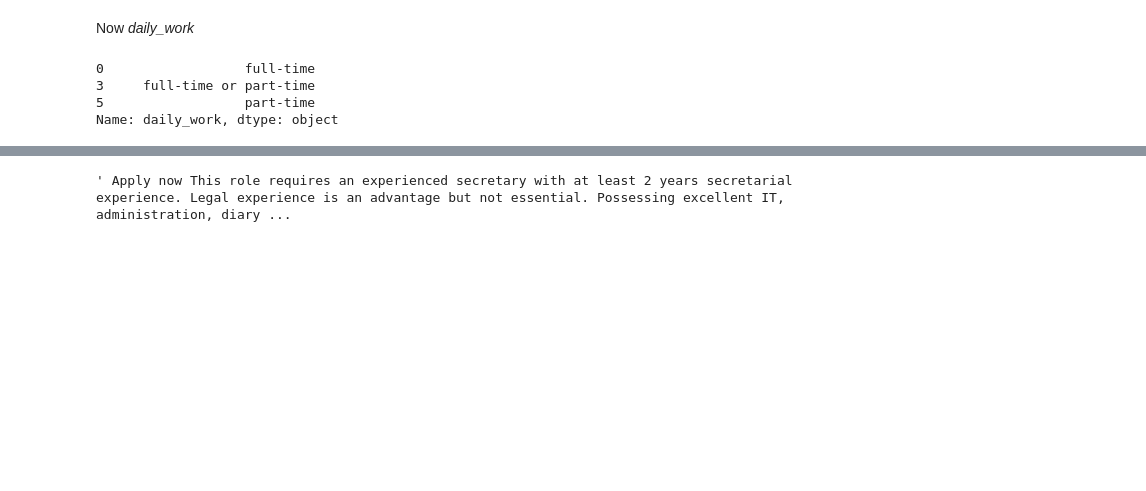
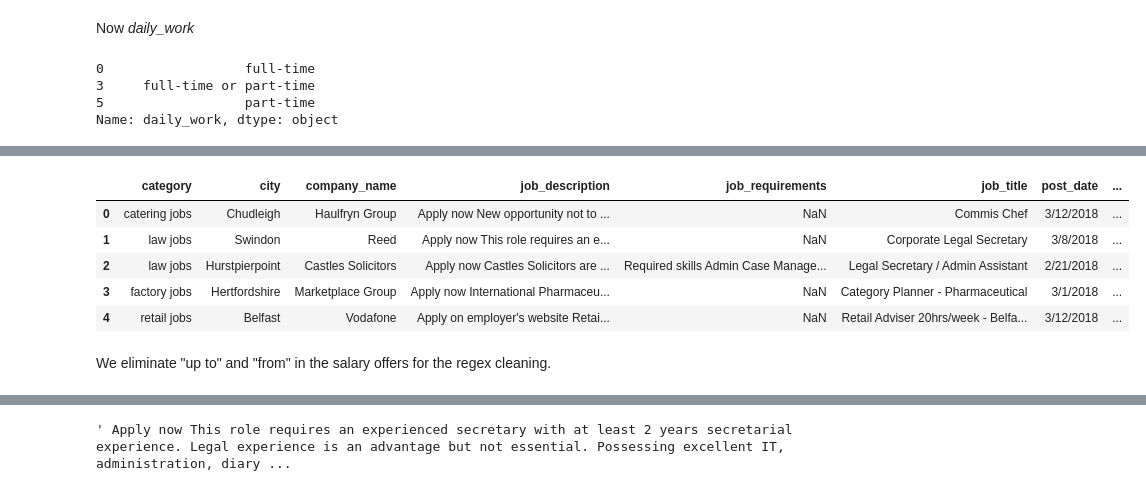
Before and after one commit to JorgeOsorio97/Torre, a Jupyter notebook: Technical Test Torre.ipynb, the cells around one changed output, grey strips where cells are left out. Cells and saved outputs as stored; diff of their text form; code cells hidden in the pictures; blank space fills up the shorter version.

```diff
--- a/Untitled.ipynb
+++ b/Technical Test Torre.ipynb
@@ -224,0 +183,2 @@ RecursionError: maximum recursion depth exceeded while calling a Python object
+# %%
+data['salary_offered'] = data['salary_offered'].map(lambda x: x.strip())
@@ -224,0 +204,3 @@ RecursionError: maximum recursion depth exceeded while calling a Python object
+# %%
+data['salary_offered'].loc[data['salary_offered'].isin(['Salary not specified', 'Competitive salary', 'Salary negotiable', 'Commission only'])] = np.nan
+data.head()
@@ -224,0 +218,12 @@ RecursionError: maximum recursion depth exceeded while calling a Python object
+# %%
+data = data.dropna(subset=['salary_offered']).reset_index(drop=True)
+data.head()
+# %% [output]
+|  | category | city | company_name | job_description | job_requirements | job_title | post_date | ... |
+| 0 | catering jobs | Chudleigh | Haulfryn Group | Apply now New opportunity not to ... | NaN | Commis Chef | 3/12/2018 | ... |
+| 1 | law jobs | Swindon | Reed | Apply now This role requires an e... | NaN | Corporate Legal Secretary | 3/8/2018 | ... |
+| 2 | law jobs | Hurstpierpoint | Castles Solicitors | Apply now Castles Solicitors are ... | Required skills Admin Case Manage... | Legal Secretary / Admin Assistant | 2/21/2018 | ... |
+| 3 | factory jobs | Hertfordshire | Marketplace Group | Apply now International Pharmaceu... | NaN | Category Planner - Pharmaceutical | 3/1/2018 | ... |
+| 4 | retail jobs | Belfast | Vodafone | Apply on employer's website Retai... | NaN | Retail Adviser 20hrs/week - Belfa... | 3/12/2018 | ... |
+# %% [markdown]
+We eliminate "up to" and "from" in the salary offers for the regex cleaning.
```
Also changed, not shown: parts of 31 cells of this notebook.
